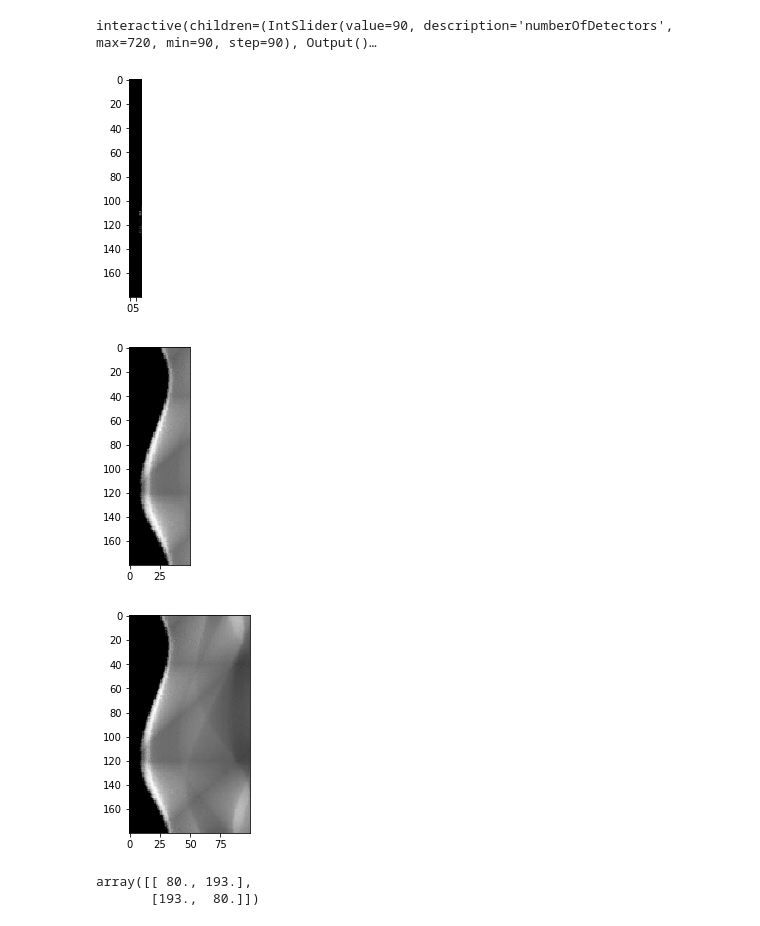
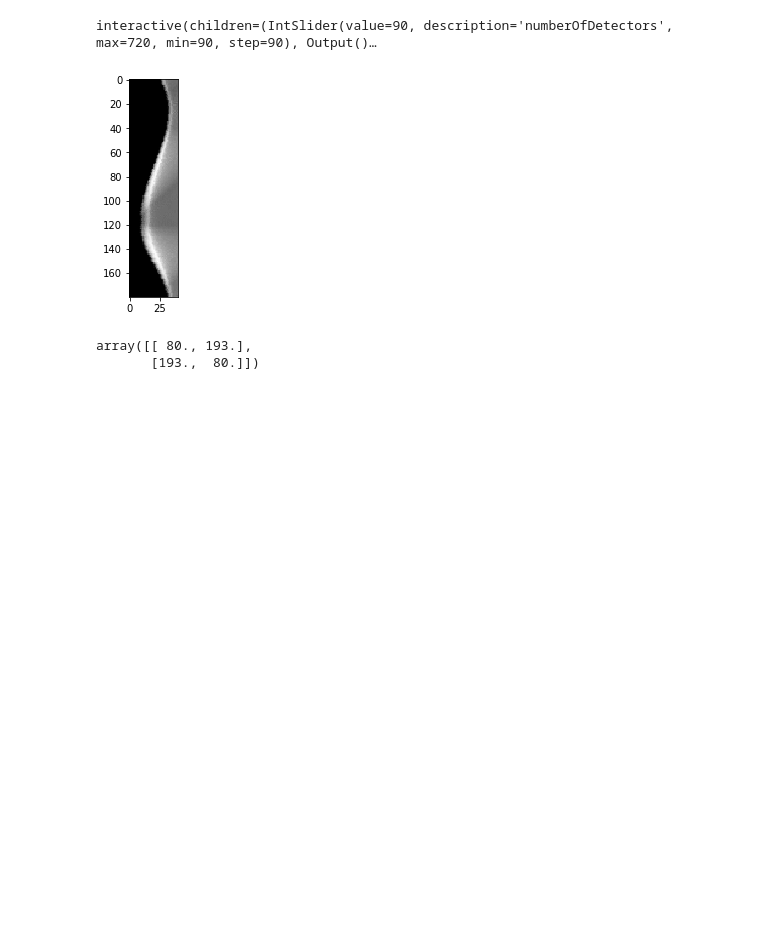
Before and after one commit to EwaKomkowska/Informatyka_w_medycynie, a Jupyter notebook: Tomografv0.ipynb, the cells around one changed output. Drawn from its saved outputs; the diff is of its cells as text; code cells hidden in the pictures; blank space fills up the shorter version.

Commit message:
with imageAnimation

```diff
--- a/Tomografv0.ipynb
+++ b/Tomografv0.ipynb
@@ -136,26 +135,20 @@ sinogram, positionForSin = toSinogram(angleSpace, angleRange, numberOfDetectors)
 # %% [output]
 interactive(children=(IntSlider(value=90, description='numberOfDetectors', max=720, min=90, step=90), Output()…
 # %%
-def sinogramAnimation(sinogram, y):
-    tempSinogram = np.zeros((sinogram.shape[1],y))
-    if y<sinogram.shape[0]:
+def imageAnimation(sinogram, y):
+    max_y = sinogram.shape[0]
+    if y < max_y:
+        tempSinogram = np.zeros((sinogram.shape[1],y))
         for y in range(y):
             for x in range(sinogram.shape[1]):
                 tempSinogram[x][y] = int(255*sinogram[x][y])
-    return tempSinogram
+    else:
+        pass
+    showImage(tempSinogram)
 
-tempSinogram = sinogramAnimation(sinogram, 10)
-showImage(tempSinogram)
-
-tempSinogram = sinogramAnimation(sinogram, 50)
-showImage(tempSinogram)
-
-tempSinogram = sinogramAnimation(sinogram, 100)
-showImage(tempSinogram)
+imageAnimation(sinogram, 40)
 # %% [output]
-[figure, old version]
+[figure, new version]
-[figure, removed]
-[figure, removed]
 # %%
 positionForSin[0][0]
 #positionForSin[1][0]
```
Also changed, not shown: parts of 4 cells of this notebook.
